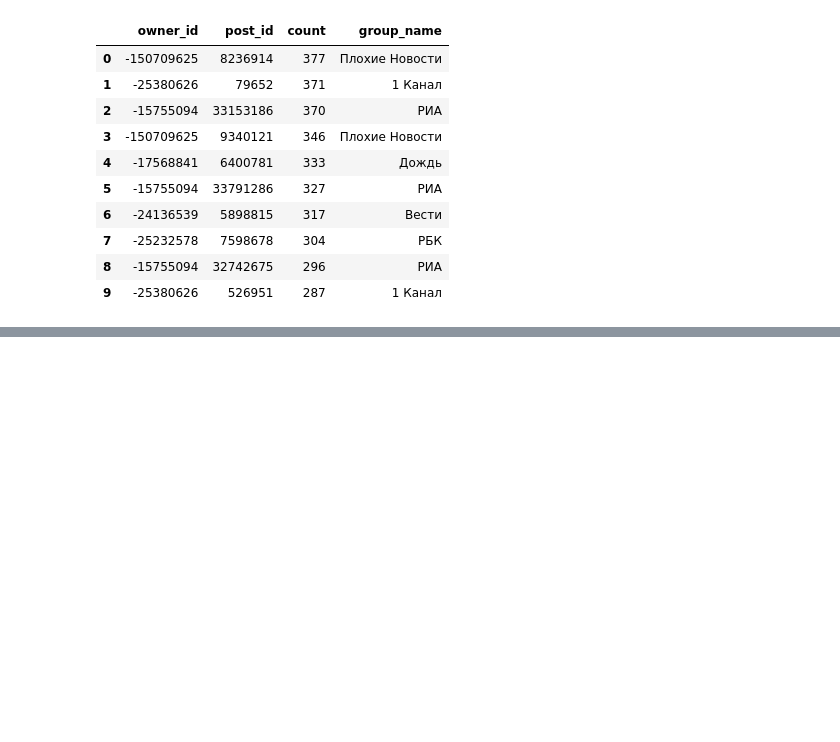
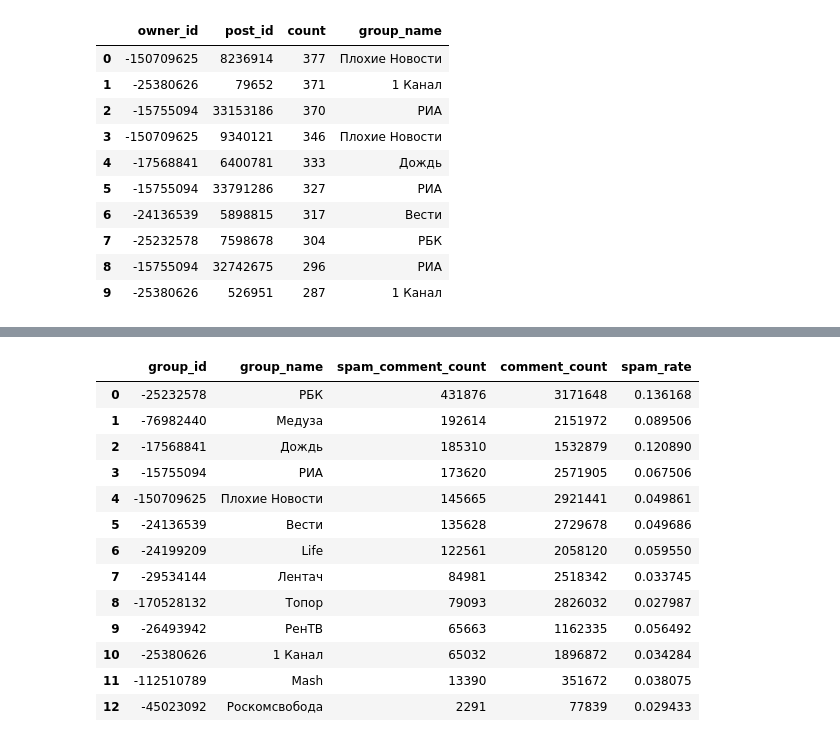
Before and after one commit to stas1f1/VK-User-Analysis, a Jupyter notebook: Cluster_processing.ipynb, the cells around one changed output, grey strips where cells are left out. Cells and saved outputs as stored; diff of their text form; code cells hidden in the pictures; blank space fills up the shorter version.

```diff
--- a/Cluster_processing.ipynb
+++ b/Cluster_processing.ipynb
@@ -364,0 +537,23 @@ plt.show()
+# %%
+spam_group_data = spam_shares.join(total_comms, total_comms.group_id == spam_shares.owner_id)\
+                             .select('group_id','group_name','count','comment_count')\
+                             .withColumnRenamed("count","spam_comment_count")\
+                             .orderBy(col('count').desc())\
+                             .withColumn("spam_rate", col('spam_comment_count') / col('comment_count'))
+
+spam_group_data.toPandas()
+# %% [output]
+|  | group_id | group_name | spam_comment_count | comment_count | spam_rate |
+| 0 | -25232578 | РБК | 431876 | 3171648 | 0.136168 |
+| 1 | -76982440 | Медуза | 192614 | 2151972 | 0.089506 |
+| 2 | -17568841 | Дождь | 185310 | 1532879 | 0.120890 |
+| 3 | -15755094 | РИА | 173620 | 2571905 | 0.067506 |
+| 4 | -150709625 | Плохие Новости | 145665 | 2921441 | 0.049861 |
+| 5 | -24136539 | Вести | 135628 | 2729678 | 0.049686 |
+| 6 | -24199209 | Life | 122561 | 2058120 | 0.059550 |
+| 7 | -29534144 | Лентач | 84981 | 2518342 | 0.033745 |
+| 8 | -170528132 | Топор | 79093 | 2826032 | 0.027987 |
+| 9 | -26493942 | РенТВ | 65663 | 1162335 | 0.056492 |
+| 10 | -25380626 | 1 Канал | 65032 | 1896872 | 0.034284 |
+| 11 | -112510789 | Mash | 13390 | 351672 | 0.038075 |
+| 12 | -45023092 | Роскомсвобода | 2291 | 77839 | 0.029433 |
```
Also changed, not shown: parts of 59 cells of this notebook.
